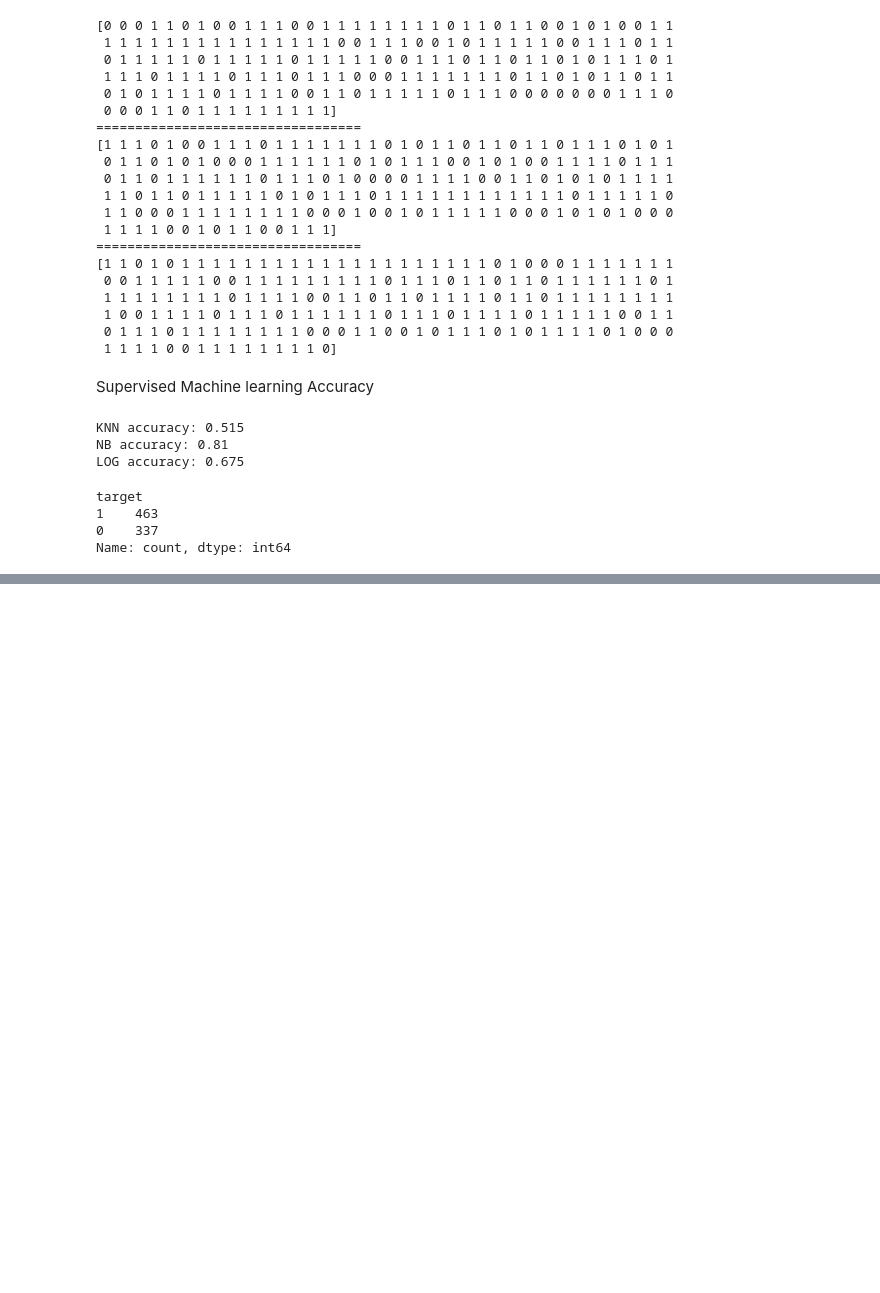
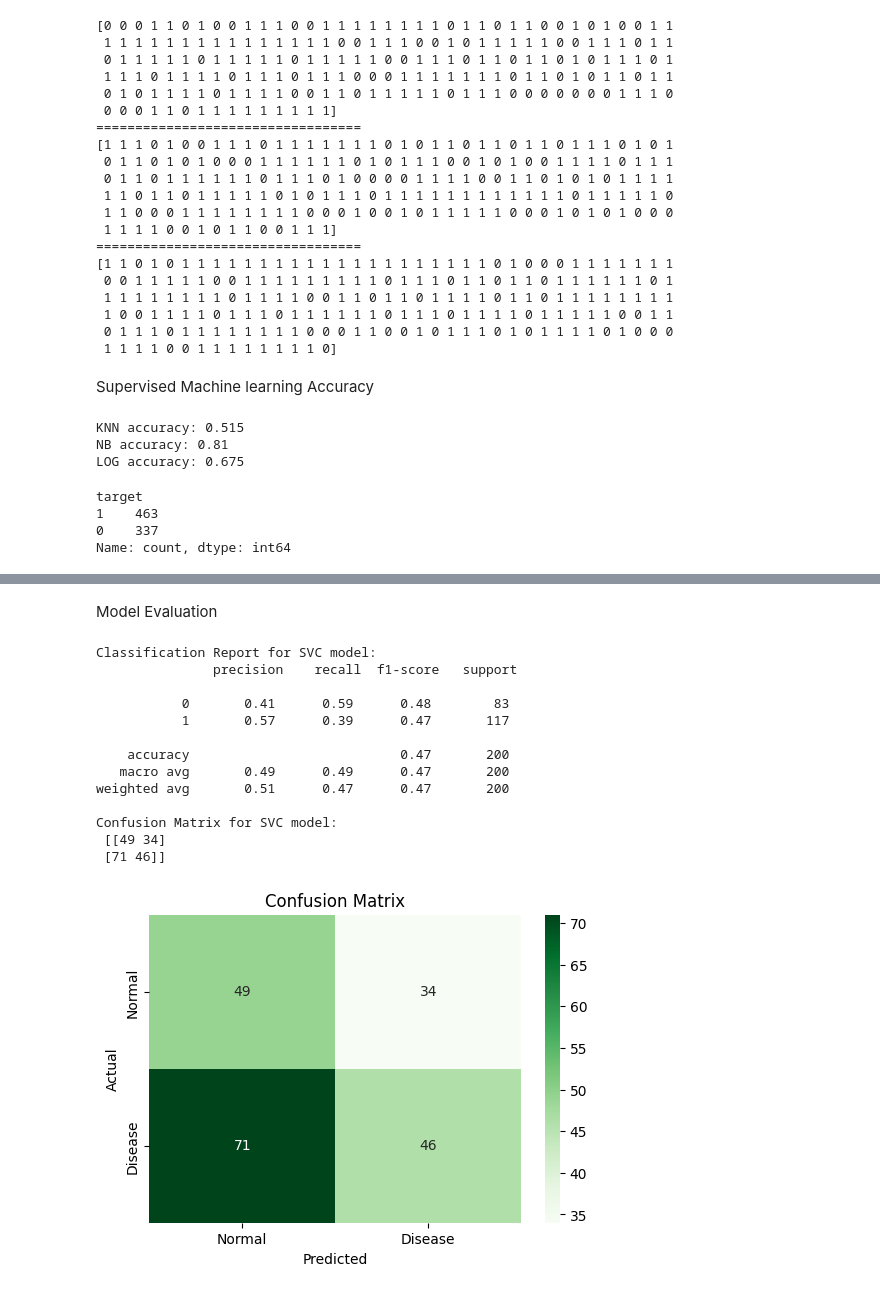
Before and after one commit to Teegee2000/cardiovascular-disease-predictions-leveraging-supervised-and-ensemble-machine-learning-models, a Jupyter notebook: cardiovascular_disease_(mendeley_dataset).ipynb, the cells around one changed output, grey strips where cells are left out. Cells and saved outputs as stored; diff of their text form; code cells hidden in the pictures; blank space fills up the shorter version.

```diff
--- a/cardiovascular_disease_(mendeley_dataset).ipynb
+++ b/cardiovascular_disease_(mendeley_dataset).ipynb
@@ -311,0 +312,29 @@ SVC accuracy: 0.515
+# %% [markdown]
+Model Evaluation
+# %%
+print("Classification Report for SVC model:\n", classification_report(y_test, SVC_pred))
+conf_matrix = confusion_matrix(y_test, SVC_pred)
+print("Confusion Matrix for SVC model:\n", conf_matrix)
+
+# Plot confusion matrix
+plt.figure(figsize=(6, 4))
+sns.heatmap(conf_matrix, annot=True, fmt='d', cmap='Greens', xticklabels=['Normal', 'Disease'], yticklabels=['Normal', 'Disease'])
+plt.xlabel('Predicted')
+plt.ylabel('Actual')
+plt.title('Confusion Matrix')
+plt.show()
+# %% [output]
+Classification Report for SVC model:
+               precision    recall  f1-score   support
+
+           0       0.41      0.59      0.48        83
+           1       0.57      0.39      0.47       117
+
+    accuracy                           0.47       200
+   macro avg       0.49      0.49      0.47       200
+weighted avg       0.51      0.47      0.47       200
+
+Confusion Matrix for SVC model:
+ [[49 34]
+ [71 46]]
+[figure, added]
```
Also changed, not shown: parts of 9 cells of this notebook.
